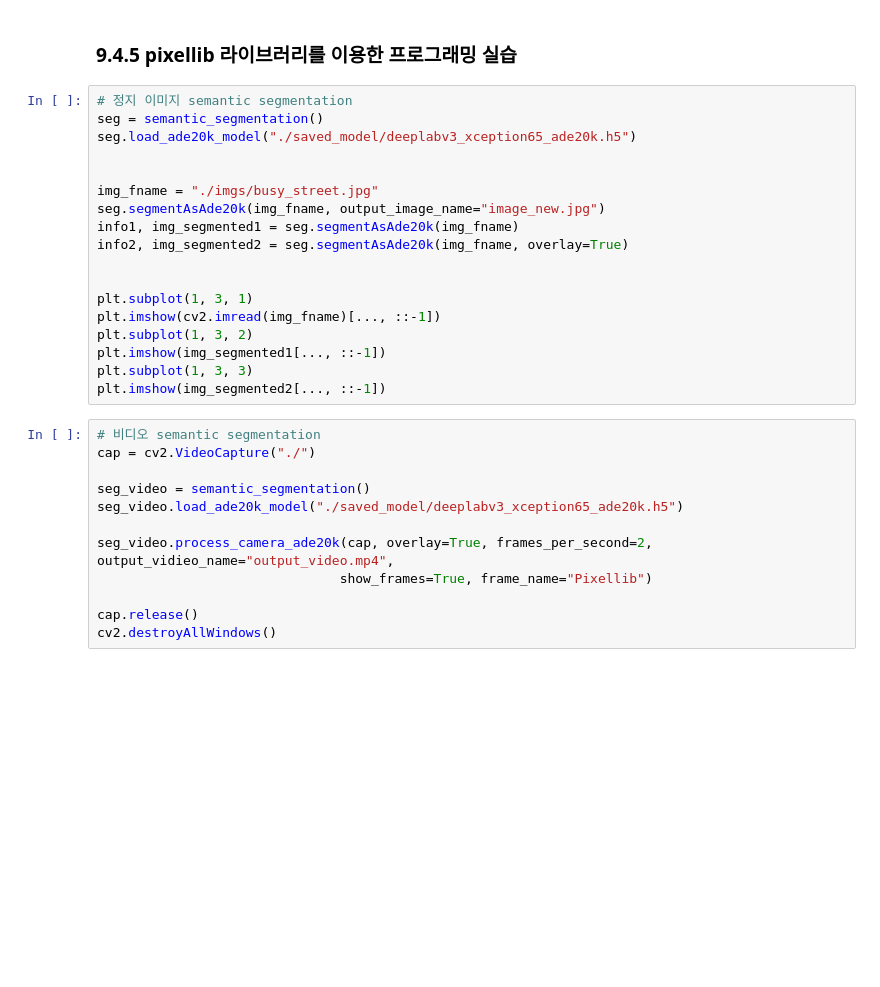
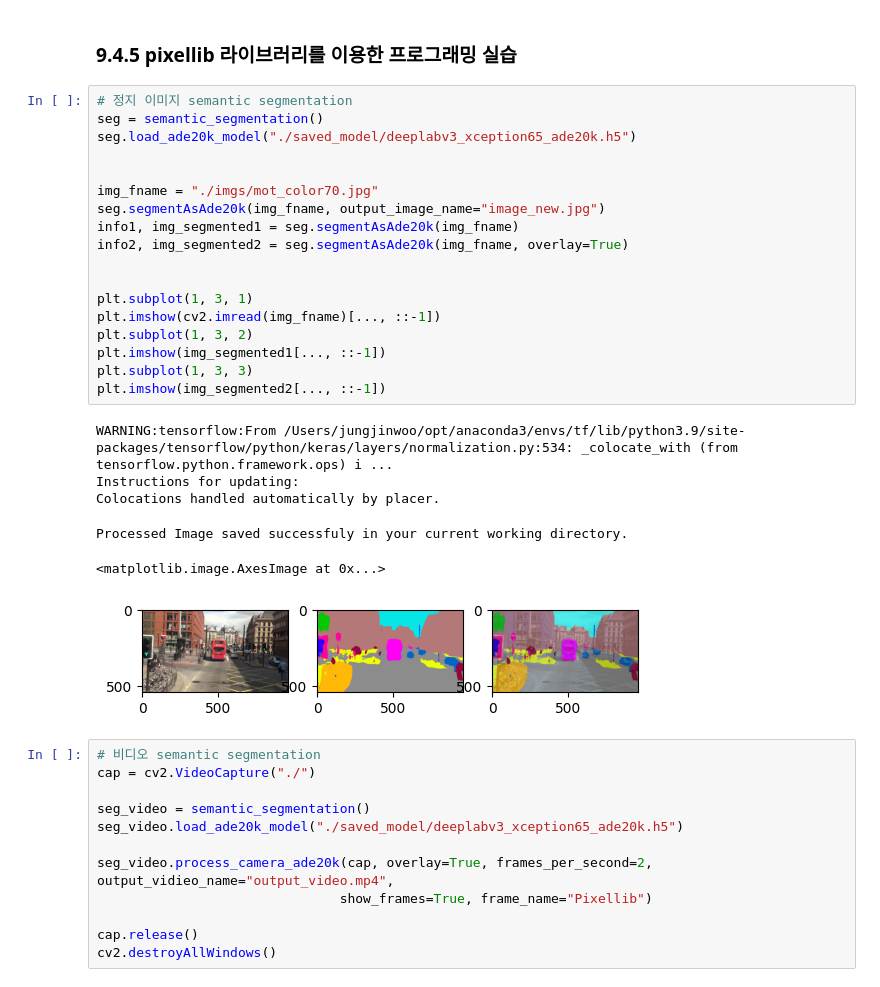
Before and after one commit to kwjinwoo/VisionPhD, a Jupyter notebook: chapter9.ipynb, the cells around one changed output. Cells and saved outputs as stored; diff of their text form; blank space fills up the shorter version.

```diff
--- a/chapter9.ipynb
+++ b/chapter9.ipynb
@@ -95,21 +97,28 @@ cv2.destroyAllWindows()
 # %%
 # 정지 이미지 semantic segmentation
 seg = semantic_segmentation()
 seg.load_ade20k_model("./saved_model/deeplabv3_xception65_ade20k.h5")
 
 
-img_fname = "./imgs/busy_street.jpg"
+img_fname = "./imgs/mot_color70.jpg"
 seg.segmentAsAde20k(img_fname, output_image_name="image_new.jpg")
 info1, img_segmented1 = seg.segmentAsAde20k(img_fname)
 info2, img_segmented2 = seg.segmentAsAde20k(img_fname, overlay=True)
 
 
 plt.subplot(1, 3, 1)
 plt.imshow(cv2.imread(img_fname)[..., ::-1])
 plt.subplot(1, 3, 2)
 plt.imshow(img_segmented1[..., ::-1])
 plt.subplot(1, 3, 3)
 plt.imshow(img_segmented2[..., ::-1])
+# %% [output]
+WARNING:tensorflow:From /Users/jungjinwoo/opt/anaconda3/envs/tf/lib/python3.9/site-packages/tensorflow/python/keras/layers/normalization.py:534: _colocate_with (from tensorflow.python.framework.ops) i ...
+Instructions for updating:
+Colocations handled automatically by placer.
+Processed Image saved successfuly in your current working directory.
+<matplotlib.image.AxesImage at 0x...>
+[figure, added]
 # %%
 # 비디오 semantic segmentation
 cap = cv2.VideoCapture("./")
```
Also changed, not shown: parts of 1 cell of this notebook.
